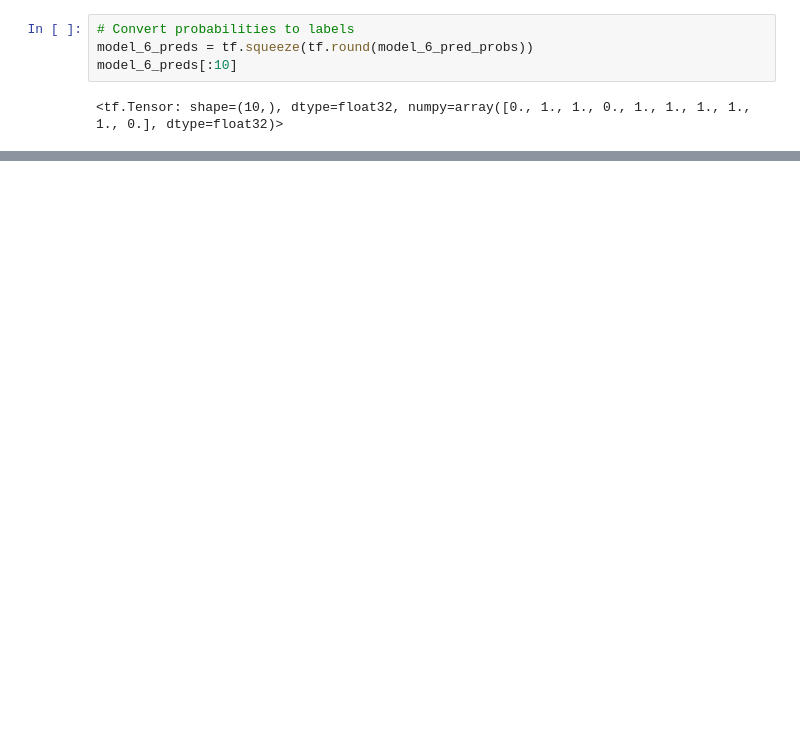
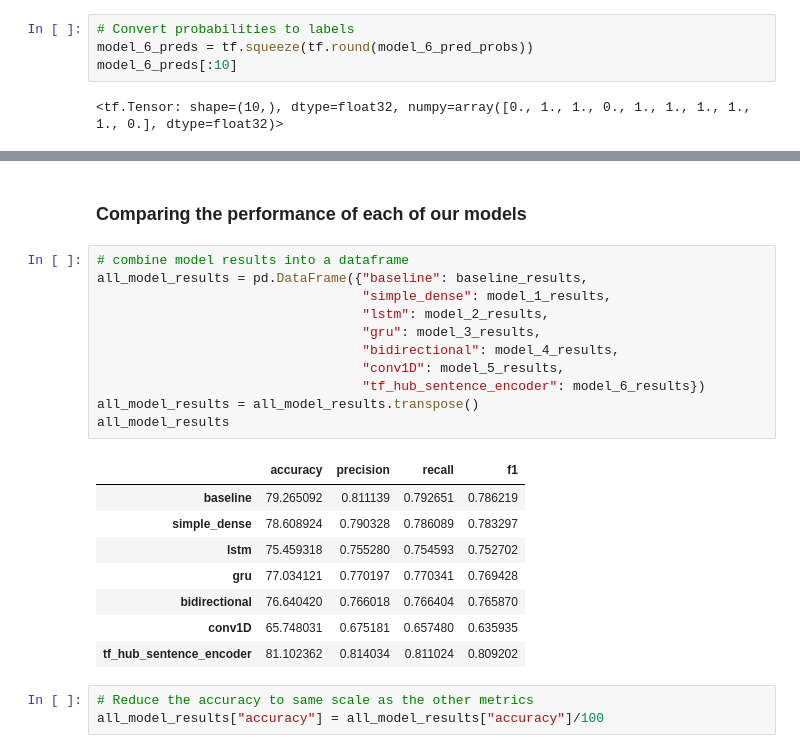
Before and after one commit to shubh-mishra/NLP-with-TensorFlow, a Jupyter notebook: NLP_with_TF.ipynb, the cells around one changed output, grey strips where cells are left out. Saved outputs shown, nothing was run; the diff lists cells and outputs as text; blank space fills up the shorter version.

```diff
--- a/NLP_with_TF.ipynb
+++ b/NLP_with_TF.ipynb
@@ -976,0 +983,25 @@ model_6_results
+# %% [markdown]
+### Comparing the performance of each of our models
+# %%
+# combine model results into a dataframe
+all_model_results = pd.DataFrame({"baseline": baseline_results,
+                                  "simple_dense": model_1_results,
+                                  "lstm": model_2_results,
+                                  "gru": model_3_results,
+                                  "bidirectional": model_4_results,
+                                  "conv1D": model_5_results,
+                                  "tf_hub_sentence_encoder": model_6_results})
+all_model_results = all_model_results.transpose()
+all_model_results
+# %% [output]
+|  | accuracy | precision | recall | f1 |
+| baseline | 79.265092 | 0.811139 | 0.792651 | 0.786219 |
+| simple_dense | 78.608924 | 0.790328 | 0.786089 | 0.783297 |
+| lstm | 75.459318 | 0.755280 | 0.754593 | 0.752702 |
+| gru | 77.034121 | 0.770197 | 0.770341 | 0.769428 |
+| bidirectional | 76.640420 | 0.766018 | 0.766404 | 0.765870 |
+| conv1D | 65.748031 | 0.675181 | 0.657480 | 0.635935 |
+| tf_hub_sentence_encoder | 81.102362 | 0.814034 | 0.811024 | 0.809202 |
+# %%
+# Reduce the accuracy to same scale as the other metrics
+all_model_results["accuracy"] = all_model_results["accuracy"]/100
```
Also changed, not shown: parts of 33 cells of this notebook.
